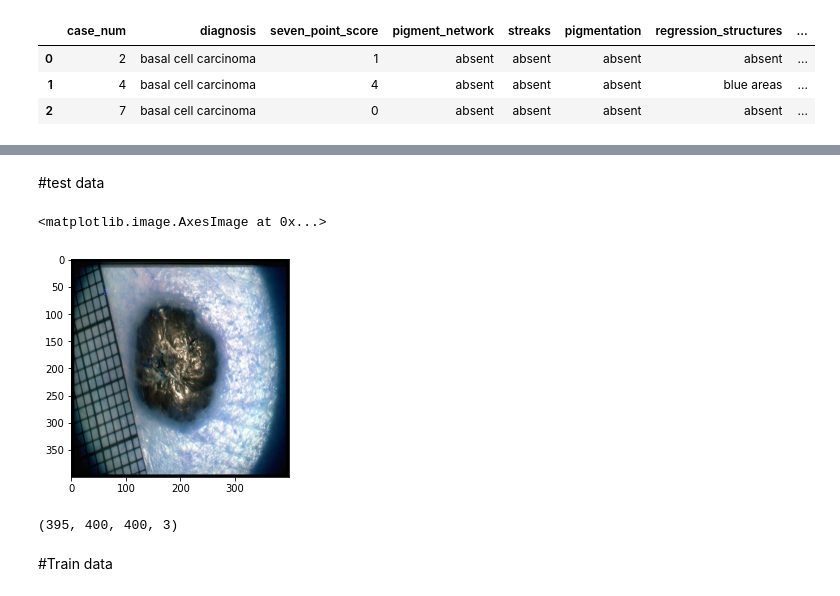
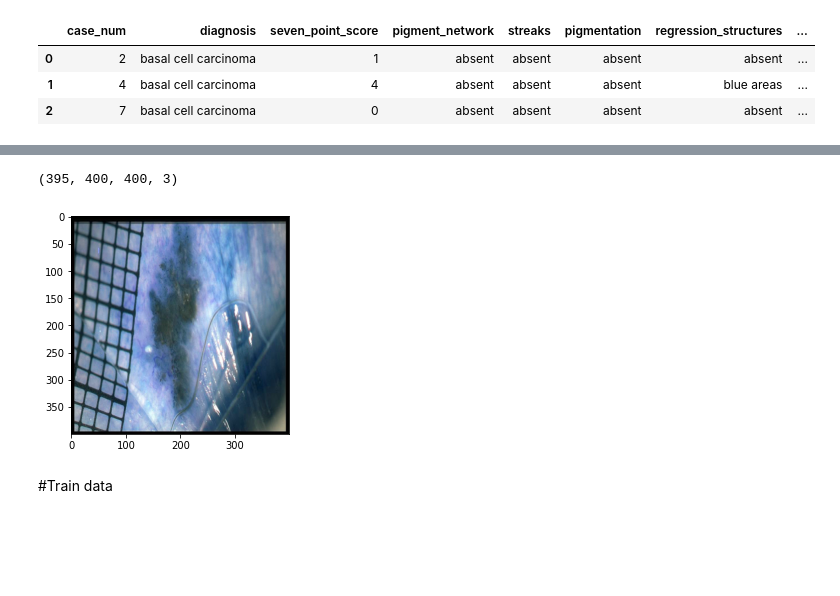
Before and after one commit to nuruzzaman99/Artificial-Intelligence, a Jupyter notebook: Skin_lession_classification_03.ipynb, the cells around one changed output, grey strips where cells are left out. Cells and saved outputs as stored; diff of their text form; code cells hidden in the pictures; blank space fills up the shorter version.

```diff
--- a/Skin_lession_classification_03.ipynb
+++ b/Skin_lession_classification_03.ipynb
@@ -80,8 +77,6 @@ from matplotlib import pyplot as plt
 from tqdm.notebook import tqdm
 import numpy as np
 import cv2
-# %% [markdown]
-#test data
 # %%
 im_size = (400, 400)
 # %%
@@ -91,16 +86,14 @@ for i in tqdm(range(test_data.shape[0])):
   test_clinic_img = cv2.imread(images_path)
   test_clinic_img = cv2.resize(test_clinic_img, (im_size), interpolation = cv2.INTER_AREA)
   X_test_clinic.append(test_clinic_img)
-# %%
-plt.imshow(X_test_clinic[2])
-# %% [output]
-<matplotlib.image.AxesImage at 0x...>
-[figure, removed]
 # %%
+plt.imshow(X_test_clinic[3])
+
 X_test_clinic = np.array(X_test_clinic)
 print(X_test_clinic.shape)
 # %% [output]
 (395, 400, 400, 3)
+[figure, added]
 # %% [markdown]
 #Train data
 # %%
```
Also changed, not shown: parts of 21 cells of this notebook.
